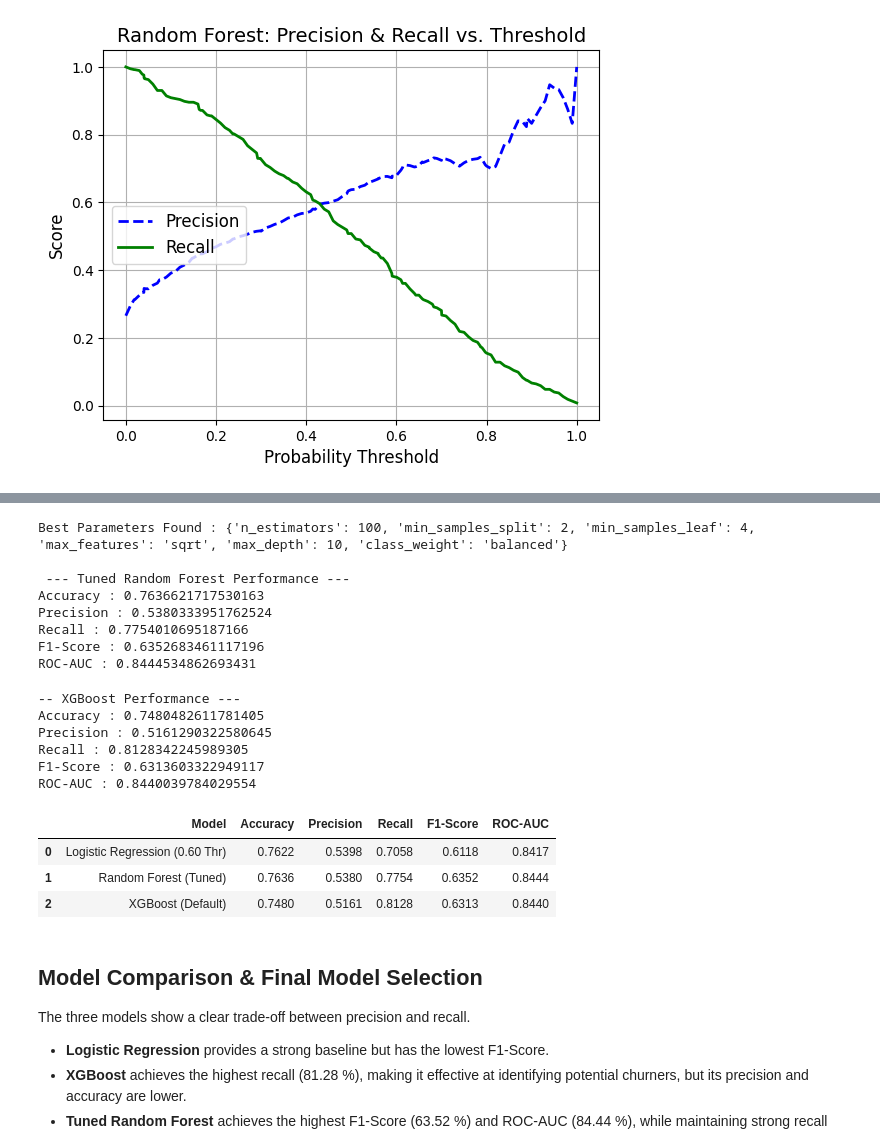
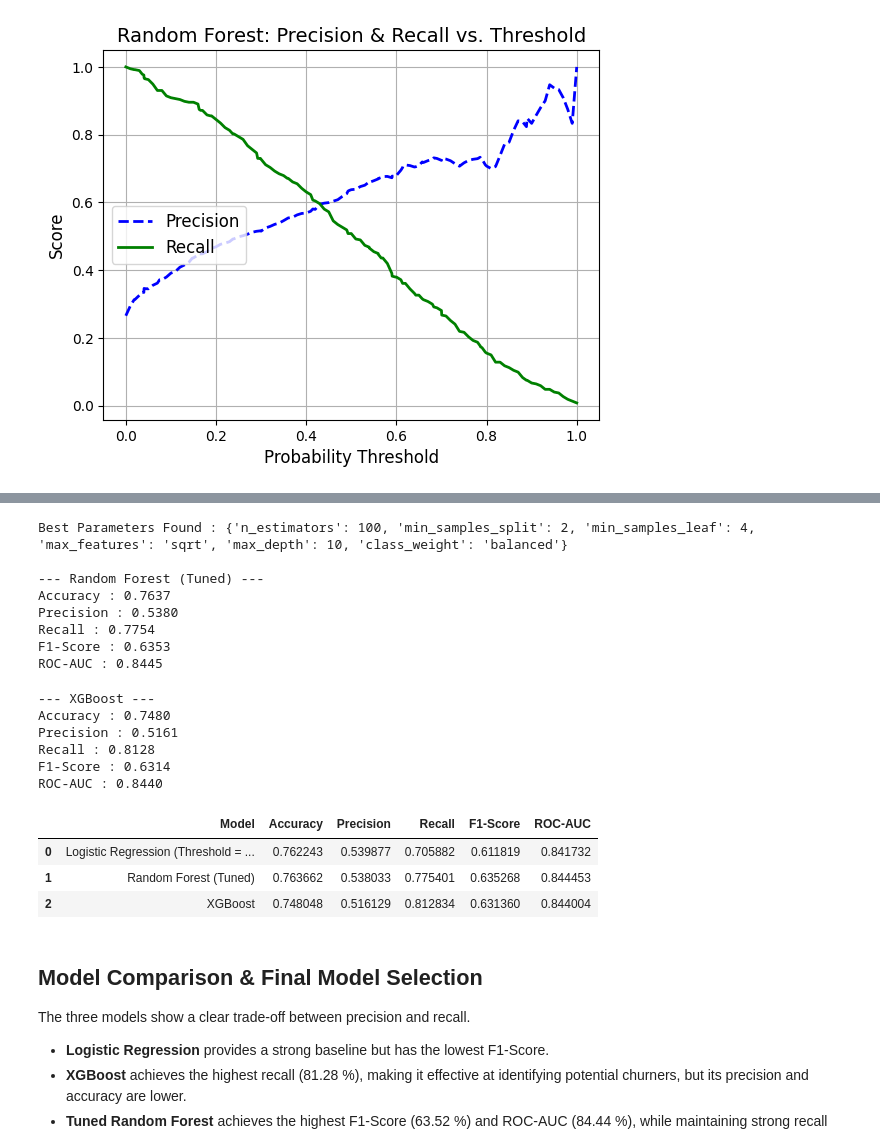
Before and after one commit to Ashutosh-io7/Customer-Churn-Prediction, a Jupyter notebook: notebooks/02_model_training.ipynb, the cells around one changed output, grey strips where cells are left out. Saved outputs shown, nothing was run; the diff lists cells and outputs as text; code cells hidden in the pictures.

Commit message:
refactor : centralize model evaluation metrics

```diff
--- a/notebooks/02_model_training.ipynb
+++ b/notebooks/02_model_training.ipynb
@@ -90,10 +101,5 @@ plt.show()
 custom_threshold = 0.60
 y_pred_custom = (y_pred_proba >= custom_threshold).astype(int)
 
-print(f'--- Performance at Threshold = {custom_threshold} ---')
-print(f'Accuracy : {accuracy_score(y_test , y_pred_custom)}')
-print(f'Precision : {precision_score(y_test , y_pred_custom)}')
-print(f'Recall : {recall_score(y_test , y_pred_custom)}')
-print(f'F1-Score : {f1_score(y_test , y_pred_custom)}')
-print(f'ROC-AUC : {roc_auc_score(y_test, y_pred_proba)}')
+lr_tuned_results = evaluate_model("Logistic Regression (Threshold = 0.6)" , y_test , y_pred_custom , y_pred_proba)
 # %% [output]
@@ -198,21 +199,18 @@ print('Best Parameters Found :', rf_search.best_params_)
 y_pred_best_rf = best_rf.predict(x_test)
 y_pred_best_rf_proba = best_rf.predict_proba(x_test)[:, 1]
 
-print("\n --- Tuned Random Forest Performance ---")
-print(f'Accuracy : {accuracy_score(y_test, y_pred_best_rf)}')
-print(f'Precision : {precision_score(y_test, y_pred_best_rf)}')
-print(f'Recall : {recall_score(y_test, y_pred_best_rf)}')
-print(f'F1-Score : {f1_score(y_test, y_pred_best_rf)}')
-print(f'ROC-AUC : {roc_auc_score(y_test, y_pred_best_rf_proba)}')
+print()
+
+tuned_rf_results = evaluate_model("Random Forest (Tuned)" , y_test , y_pred_best_rf , y_pred_best_rf_proba)
 # %% [output]
 Best Parameters Found : {'n_estimators': 100, 'min_samples_split': 2, 'min_samples_leaf': 4, 'max_features': 'sqrt', 'max_depth': 10, 'class_weight': 'balanced'}
 
- --- Tuned Random Forest Performance ---
-Accuracy : 0.7636621717530163
-Precision : 0.5380333951762524
-Recall : 0.7754010695187166
-F1-Score : 0.6352683461117196
-ROC-AUC : 0.8444534862693431
+--- Random Forest (Tuned) ---
+Accuracy : 0.7637
+Precision : 0.5380
+Recall : 0.7754
+F1-Score : 0.6353
+ROC-AUC : 0.8445
 # %%
 from xgboost import XGBClassifier
 
@@ -233,37 +231,25 @@ xgb_model.fit(x_train, y_train)
 y_pred_xgb = xgb_model.predict(x_test)
 y_pred_xgb_proba = xgb_model.predict_proba(x_test)[:, 1]
 
-print('-- XGBoost Performance ---')
-print(f'Accuracy : {accuracy_score(y_test, y_pred_xgb)}')
-print(f'Precision : {precision_score(y_test, y_pred_xgb)}')
-print(f'Recall : {recall_score(y_test, y_pred_xgb)}')
-print(f'F1-Score : {f1_score(y_test, y_pred_xgb)}')
-print(f'ROC-AUC : {roc_auc_score(y_test, y_pred_xgb_proba)}')
+xgb_results = evaluate_model("XGBoost" , y_test , y_pred_xgb , y_pred_xgb_proba)
 # %% [output]
--- XGBoost Performance ---
-Accuracy : 0.7480482611781405
-Precision : 0.5161290322580645
-Recall : 0.8128342245989305
-F1-Score : 0.6313603322949117
-ROC-AUC : 0.8440039784029554
+--- XGBoost ---
+Accuracy : 0.7480
+Precision : 0.5161
+Recall : 0.8128
+F1-Score : 0.6314
+ROC-AUC : 0.8440
 # %%
 import pandas as pd
 
-results = pd.DataFrame({
-    'Model' : ['Logistic Regression (0.60 Thr)' , 'Random Forest (Tuned)' , 'XGBoost (Default)'],
-    'Accuracy' : [0.7622, 0.7636, 0.7480],
-    'Precision' : [0.5398, 0.5380, 0.5161],
-    'Recall' : [0.7058, 0.7754, 0.8128],
-    'F1-Score' : [0.6118, 0.6352, 0.6313],
-    'ROC-AUC' : [0.8417, 0.8444, 0.8440]
-})
+results = pd.DataFrame([lr_tuned_results , tuned_rf_results , xgb_results])
 
 results
 # %% [output]
 |  | Model | Accuracy | Precision | Recall | F1-Score | ROC-AUC |
-| 0 | Logistic Regression (0.60 Thr) | 0.7622 | 0.5398 | 0.7058 | 0.6118 | 0.8417 |
-| 1 | Random Forest (Tuned) | 0.7636 | 0.5380 | 0.7754 | 0.6352 | 0.8444 |
-| 2 | XGBoost (Default) | 0.7480 | 0.5161 | 0.8128 | 0.6313 | 0.8440 |
+| 0 | Logistic Regression (Threshold = ... | 0.762243 | 0.539877 | 0.705882 | 0.611819 | 0.841732 |
+| 1 | Random Forest (Tuned) | 0.763662 | 0.538033 | 0.775401 | 0.635268 | 0.844453 |
+| 2 | XGBoost | 0.748048 | 0.516129 | 0.812834 | 0.631360 | 0.844004 |
 # %% [markdown]
 ## Model Comparison & Final Model Selection
 
```
Also changed, not shown: parts of 7 cells of this notebook.
